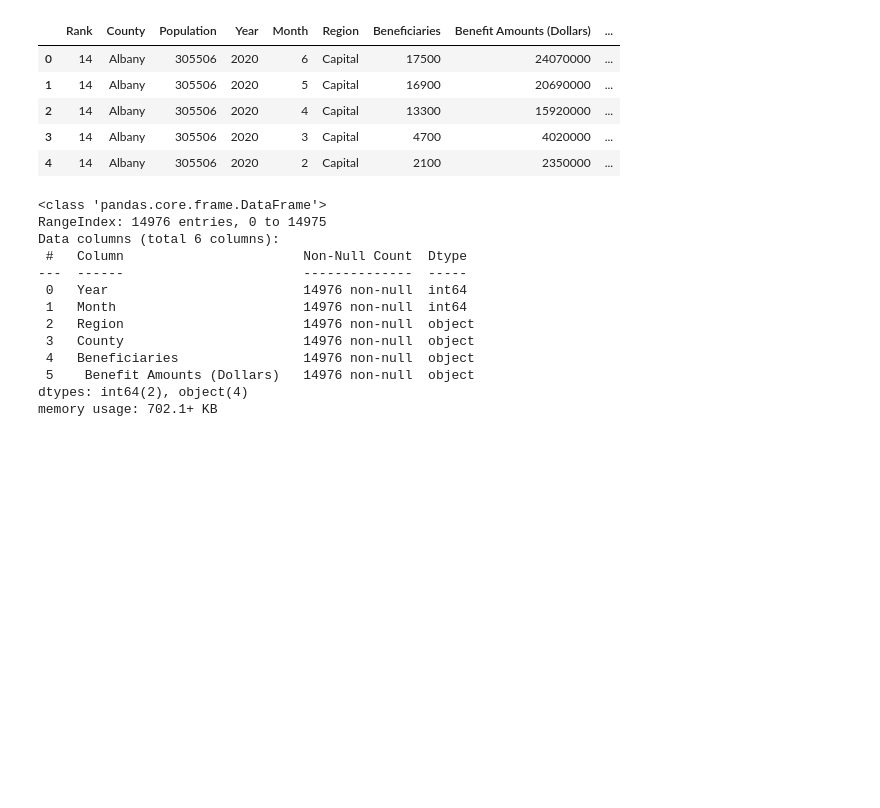
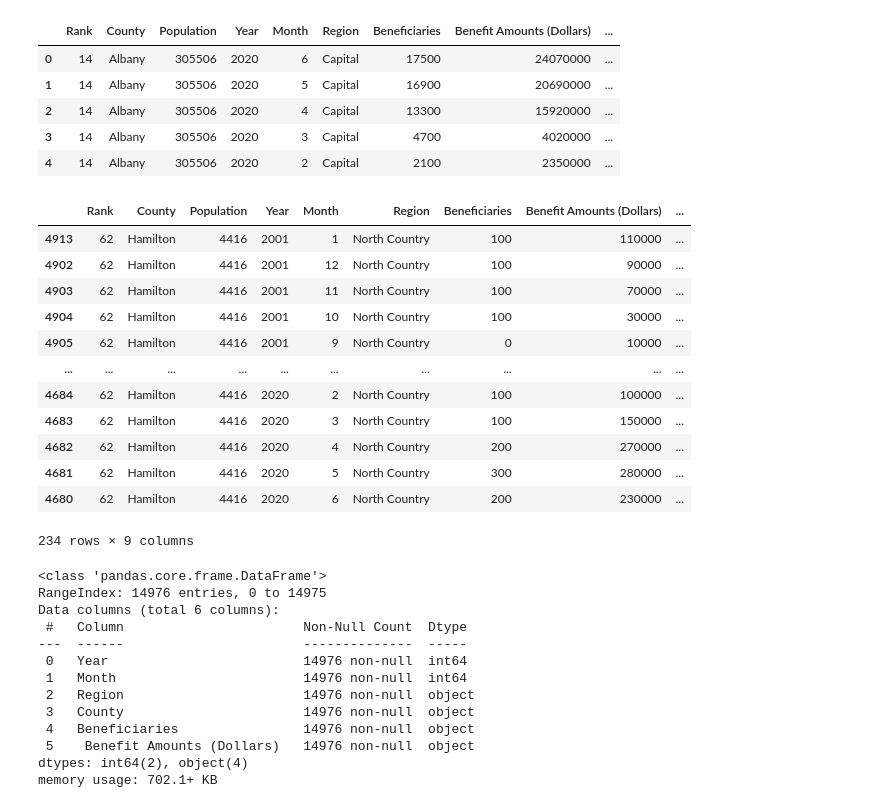
Before and after one commit to ssiddharth2/CS5010_Semester_Project, a Jupyter notebook: CS5010_Semester_Project.ipynb, the cells around one changed output. Drawn from its saved outputs; the diff is of its cells as text; code cells hidden in the pictures; blank space fills up the shorter version.

```diff
--- a/CS5010_Semester_Project.ipynb
+++ b/CS5010_Semester_Project.ipynb
@@ -40,7 +42,7 @@ county_clean.iloc[:,6]= [int(amount.replace(",","").strip()) for amount in
                                             county_clean.iloc[:,6]]
 county_clean.iloc[:,7]= [int(amount.replace(",","").strip()) for amount in
                                             county_clean.iloc[:,7]]
-county_clean["Average Benefits per Beneficiary"]=county_clean.iloc[:,7]/county_clean.iloc[:,6] #need to convert to int
+county_clean["Average Benefits per Beneficiary"]=[amount/beneficiary if beneficiary != 0 else 0 for amount,beneficiary in zip(county_clean.iloc[:,7],county_clean.iloc[:,6])] #need to convert to int
 county_clean.head()
 # %% [output]
 <class 'pandas.core.frame.DataFrame'>
@@ -64,6 +66,22 @@ memory usage: 1020.1+ KB
 | 2 | 14 | Albany | 305506 | 2020 | 4 | Capital | 13300 | 15920000 | ... |
 | 3 | 14 | Albany | 305506 | 2020 | 3 | Capital | 4700 | 4020000 | ... |
 | 4 | 14 | Albany | 305506 | 2020 | 2 | Capital | 2100 | 2350000 | ... |
+# %%
+county_clean[county_clean['County']=='Hamilton'].sort_values("Year")
+# %% [output]
+|  | Rank | County | Population | Year | Month | Region | Beneficiaries | Benefit Amounts (Dollars) | ... |
+| 4913 | 62 | Hamilton | 4416 | 2001 | 1 | North Country | 100 | 110000 | ... |
+| 4902 | 62 | Hamilton | 4416 | 2001 | 12 | North Country | 100 | 90000 | ... |
+| 4903 | 62 | Hamilton | 4416 | 2001 | 11 | North Country | 100 | 70000 | ... |
+| 4904 | 62 | Hamilton | 4416 | 2001 | 10 | North Country | 100 | 30000 | ... |
+| 4905 | 62 | Hamilton | 4416 | 2001 | 9 | North Country | 0 | 10000 | ... |
+| ... | ... | ... | ... | ... | ... | ... | ... | ... | ... |
+| 4684 | 62 | Hamilton | 4416 | 2020 | 2 | North Country | 100 | 100000 | ... |
+| 4683 | 62 | Hamilton | 4416 | 2020 | 3 | North Country | 100 | 150000 | ... |
+| 4682 | 62 | Hamilton | 4416 | 2020 | 4 | North Country | 200 | 270000 | ... |
+| 4681 | 62 | Hamilton | 4416 | 2020 | 5 | North Country | 300 | 280000 | ... |
+| 4680 | 62 | Hamilton | 4416 | 2020 | 6 | North Country | 200 | 230000 | ... |
+234 rows × 9 columns
 # %%
 data.info()
 # %% [output]
```
Also changed, not shown: parts of 4 cells of this notebook, 3 other files.
